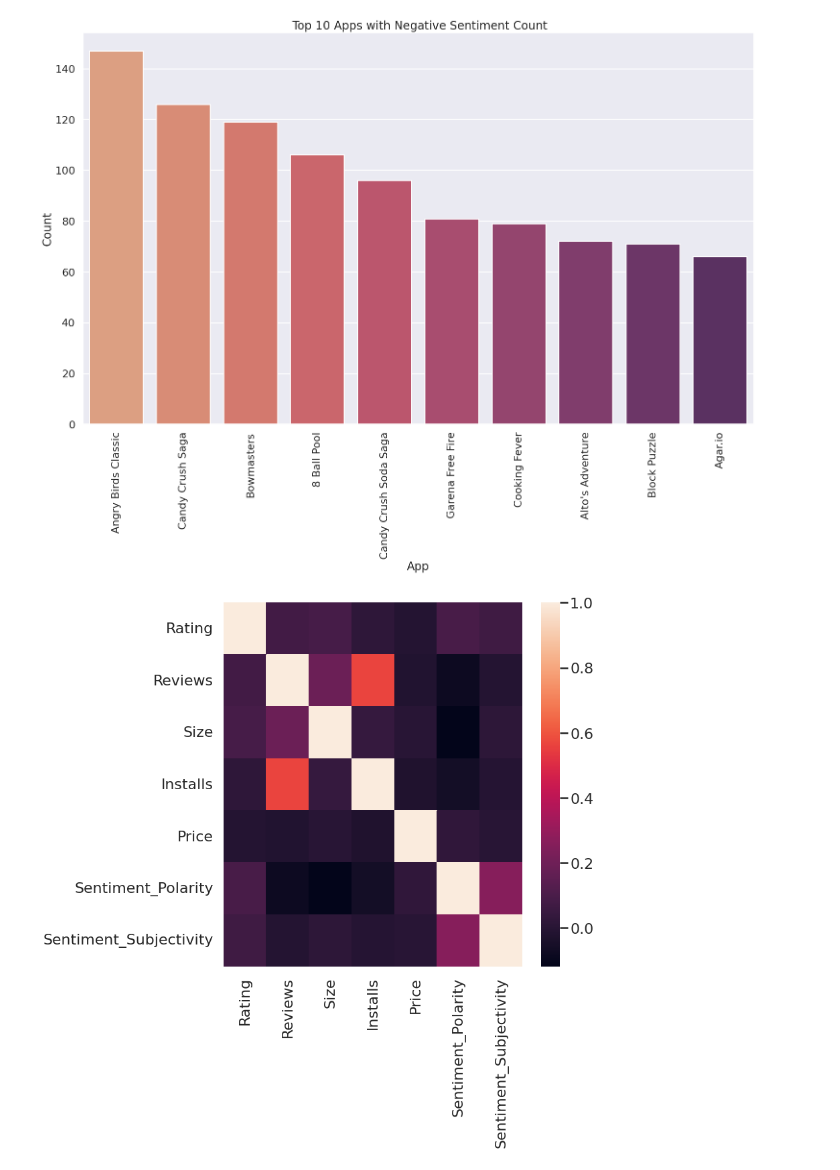
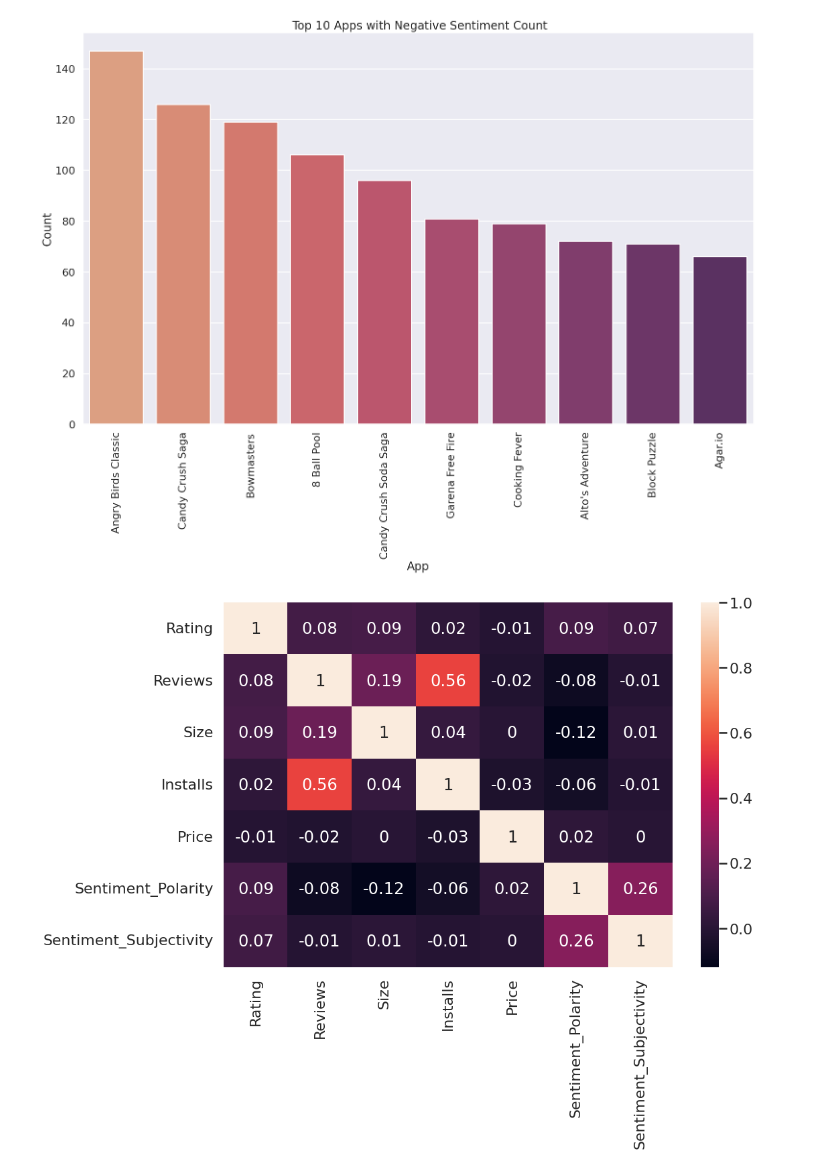
Before and after one commit to Saurabhf/Play-Store-App-Reviews-Analysis, a Jupyter notebook: Play_Store_App_Review_Analysis.ipynb, the cells around one changed output. Drawn from its saved outputs; the diff is of its cells as text; code cells hidden in the pictures.

```diff
--- a/Play_Store_App_Review_Analysis.ipynb
+++ b/Play_Store_App_Review_Analysis.ipynb
@@ -1284,13 +1314,13 @@ plt.show()
 # %% [output]
 [figure]
 # %%
-plt.rcParams['figure.figsize'] = [10, 10]
-corr = merged_PSUR.corr();
-hm = sns.heatmap(corr)
+plt.rcParams['figure.figsize'] = [15, 10]
+corr = merged_PSUR.corr().round(2)
+hm = sns.heatmap(corr, annot = True)
 
 # plt.figure(figsize=(16,5))
 # plt.plot(x, 'ro')
 # plt.xticks(rotation=90)
 plt.show()
 # %% [output]
-[figure, old version]
+[figure, new version]
```
Also changed, not shown: parts of 17 cells of this notebook.
